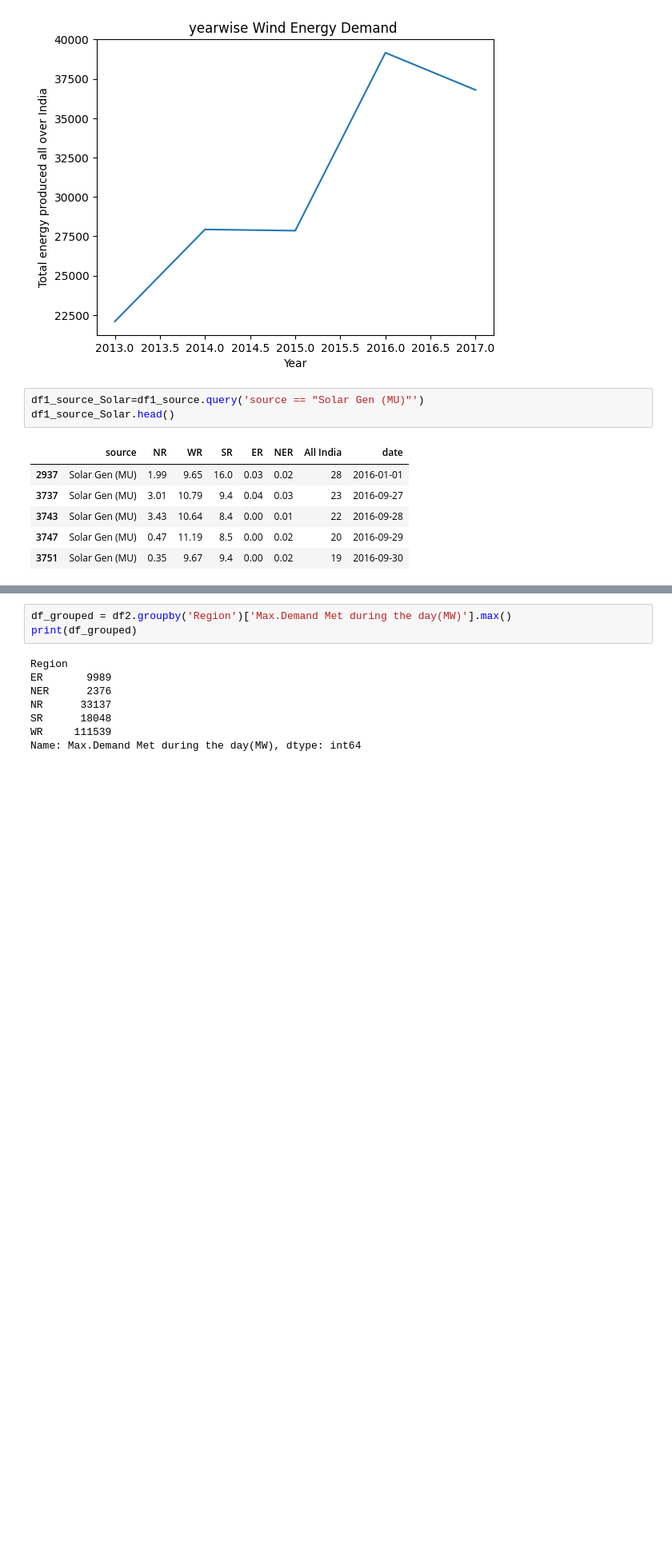
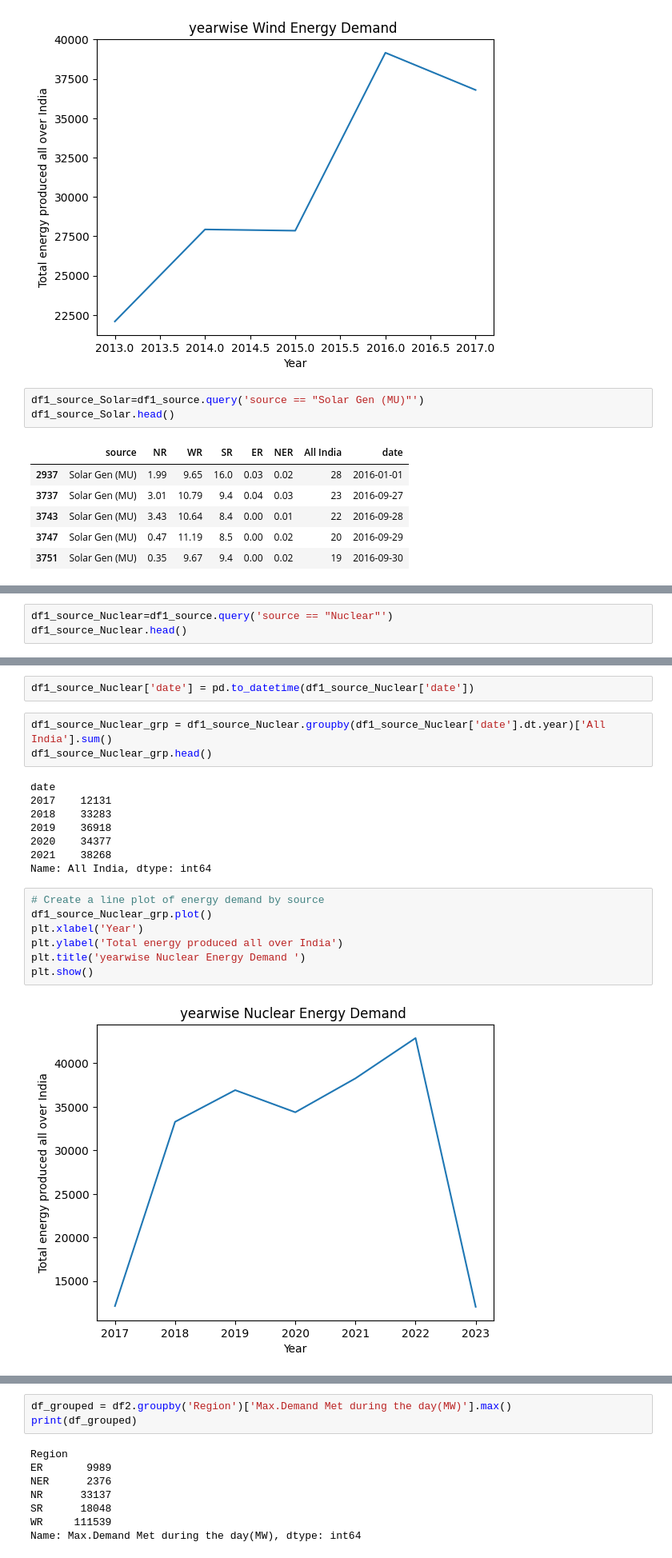
Before and after one commit to ashu-tosh272/POWER-GENERATION-DATA-ANALYSIS, a Jupyter notebook: major_project.ipynb, the cells around one changed output, grey strips where cells are left out. Shown at 80% size. Saved outputs shown, nothing was run; the diff lists cells and outputs as text; blank space fills up the shorter version.

```diff
--- a/major_project.ipynb
+++ b/major_project.ipynb
@@ -451,0 +478,3 @@ DATA SET 2
+# %%
+df1_source_Nuclear=df1_source.query('source == "Nuclear"')
+df1_source_Nuclear.head()
@@ -451,0 +488,22 @@ DATA SET 2
+# %%
+df1_source_Nuclear['date'] = pd.to_datetime(df1_source_Nuclear['date'])
+# %%
+df1_source_Nuclear_grp = df1_source_Nuclear.groupby(df1_source_Nuclear['date'].dt.year)['All India'].sum()
+df1_source_Nuclear_grp.head()
+# %% [output]
+date
+2017    12131
+2018    33283
+2019    36918
+2020    34377
+2021    38268
+Name: All India, dtype: int64
+# %%
+# Create a line plot of energy demand by source
+df1_source_Nuclear_grp.plot()
+plt.xlabel('Year')
+plt.ylabel('Total energy produced all over India')
+plt.title('yearwise Nuclear Energy Demand ')
+plt.show()
+# %% [output]
+[figure, added]
```
Also changed, not shown: parts of 26 cells of this notebook.
